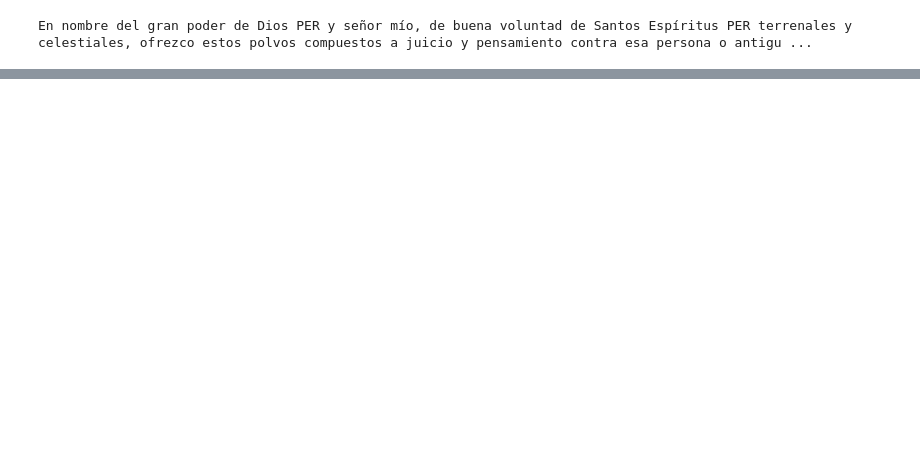
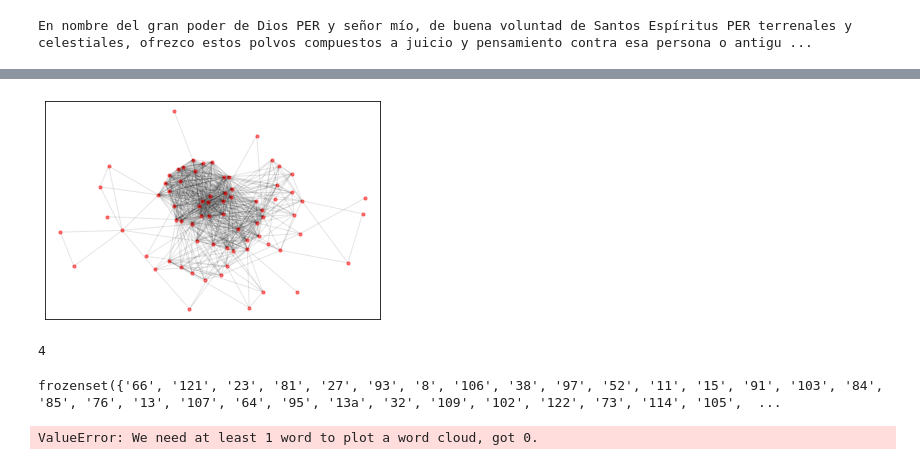
Before and after one commit to roicort/DarkMagic, a Jupyter notebook: NLP/POS.ipynb, the cells around one changed output, grey strips where cells are left out. Saved outputs shown, nothing was run; the diff lists cells and outputs as text; code cells hidden in the pictures; blank space fills up the shorter version.

```diff
--- a/NLP/POS.ipynb
+++ b/NLP/POS.ipynb
@@ -39,5 +39,5 @@ nlp = spacy.load("es_core_news_sm")
 # %%
-text = df.iloc[12]["Oración"].replace("\n"," ")
+text = spells.iloc[12]["Oración"].replace("\n"," ")
 print(text)
 doc = nlp(text)
 # %% [output]
@@ -81,0 +104,30 @@ En nombre del gran poder de Dios PER y señor mío, de buena voluntad de Santos
+# %%
+nlp = spacy.load("es_core_news_md")
+import unidecode
+# %%
+entitiesdict = {}
+for _, row in spells.iterrows():
+    text = row["Oración"].replace("\n"," ")
+    #print(text)
+    doc = nlp(text)
+    entities = [unidecode.unidecode(ent.text.lower().replace("_","")) for ent in doc.ents]
+    ID = row["Id"]
+    entitiesdict[ID]=entities
+# %%
+admat = pd.DataFrame(columns = entitiesdict.keys(),index=entitiesdict.keys())
+
+import networkx as nx
+G = nx.Graph()
+
+for k in entitiesdict.keys():
+    for j in entitiesdict.keys():
+        if k!=j:
+            a = entitiesdict[k]
+            b = entitiesdict[j]
+            inter = set(a).intersection(set(b))
+            admat[k][j] = list(inter)
+            if admat[k][j] != []:
+                G.add_node(k,ents=a)
+                G.add_node(j,ents=b)
+                G.add_edge(k,j,weight=len(admat[k][j]))
+admat
@@ -81,0 +148,36 @@ En nombre del gran poder de Dios PER y señor mío, de buena voluntad de Santos
+# %%
+
+pos = nx.kamada_kawai_layout(G)
+
+nx.draw_networkx_nodes(G,pos,node_size=10,node_color="red",alpha=0.5)
+nx.draw_networkx_edges(G,pos,edge_color="black",alpha=0.1)
+
+plt.show()
+# %% [output]
+[figure, added]
+# %%
+
+import networkx.algorithms.community as nxcom
+from wordcloud import WordCloud
+
+communities = sorted(nxcom.greedy_modularity_communities(G), key=len, reverse=True)
+print(len(communities))
+# %% [output]
+4
+# %%
+for c in communities:
+    #print(c)
+    biglist = []
+    for e in list(c):
+        biglist=set(G.nodes[e]["ents"]).intersection(set(biglist))
+    unique_string=(" ").join(biglist)
+    print(unique_string)
+    wordcloud = WordCloud(width = 2560, height = 1600,background_color ='white', min_font_size = 10).generate(unique_string)
+    plt.figure(figsize = (8, 8), facecolor = None)
+    plt.imshow(wordcloud)
+    plt.axis("off")
+    plt.tight_layout(pad = 0)
+    plt.show()
+# %% [output]
+frozenset({'66', '121', '23', '81', '27', '93', '8', '106', '38', '97', '52', '11', '15', '91', '103', '84', '85', '76', '13', '107', '64', '95', '13a', '32', '109', '102', '122', '73', '114', '105',  ...
+ValueError: We need at least 1 word to plot a word cloud, got 0.
```
Also changed, not shown: parts of 11 cells of this notebook, 6 other files.
